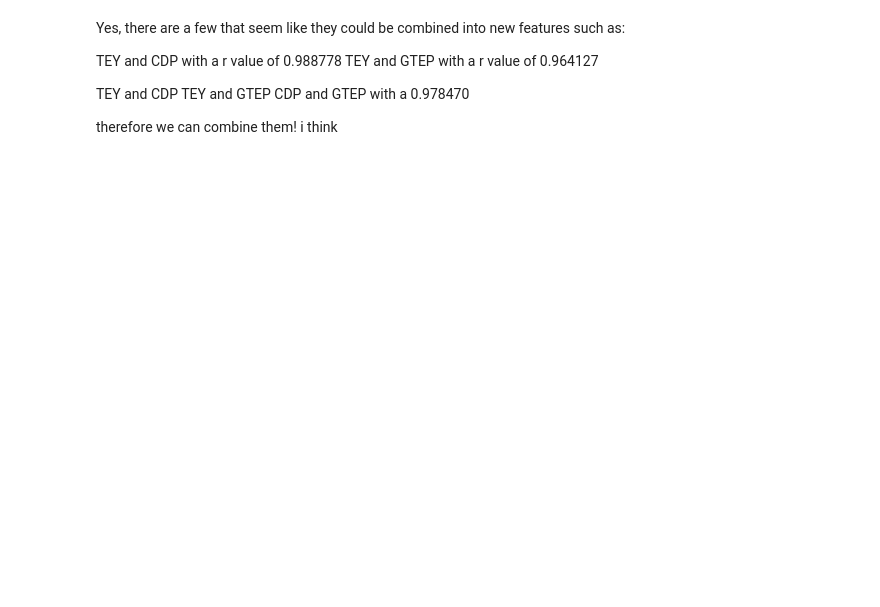
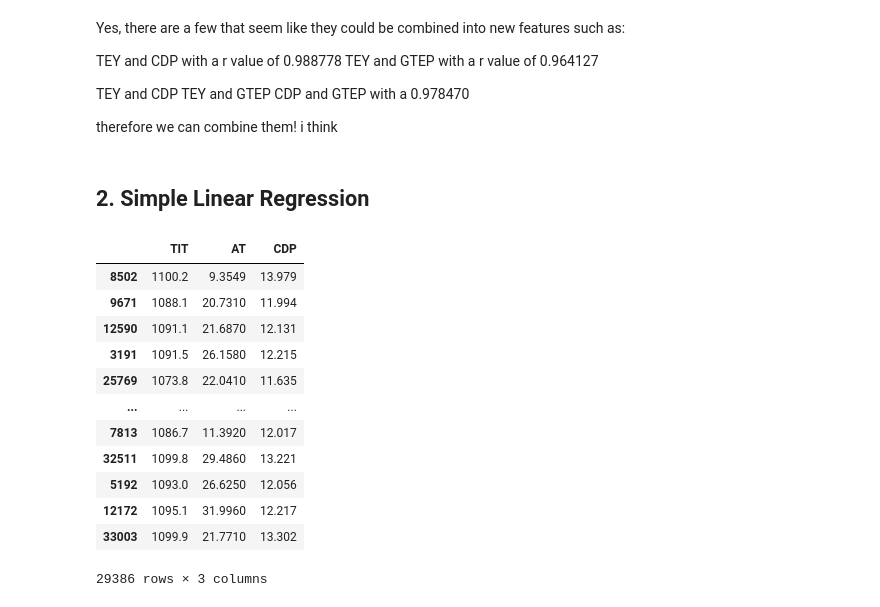
Before and after one commit to JaySachar/MSE413-ML, a Jupyter notebook: Lab 1/Lab1.ipynb, the cells around one changed output. Saved outputs shown, nothing was run; the diff lists cells and outputs as text; code cells hidden in the pictures; blank space fills up the shorter version.

Commit message:
Started Section 1 Single Linear Regression

```diff
--- a/Lab 1/Lab1.ipynb
+++ b/Lab 1/Lab1.ipynb
@@ -239,3 +239,21 @@ therefore we can combine them! i think
 from sklearn.model_selection import train_test_split
 target = features_sub[['TEY','CO','NOX']]
 X_train, X_test, Y_train, Y_test = train_test_split(features_sub.drop(['TEY', 'CO', 'NOX'], axis=1), target, test_size=0.2, random_state=1)
+# %% [markdown]
+## 2. Simple Linear Regression
+# %%
+X_train
+# %% [output]
+|  | TIT | AT | CDP |
+| 8502 | 1100.2 | 9.3549 | 13.979 |
+| 9671 | 1088.1 | 20.7310 | 11.994 |
+| 12590 | 1091.1 | 21.6870 | 12.131 |
+| 3191 | 1091.5 | 26.1580 | 12.215 |
+| 25769 | 1073.8 | 22.0410 | 11.635 |
+| ... | ... | ... | ... |
+| 7813 | 1086.7 | 11.3920 | 12.017 |
+| 32511 | 1099.8 | 29.4860 | 13.221 |
+| 5192 | 1093.0 | 26.6250 | 12.056 |
+| 12172 | 1095.1 | 31.9960 | 12.217 |
+| 33003 | 1099.9 | 21.7710 | 13.302 |
+29386 rows × 3 columns
```
Also changed, not shown: parts of 4 cells of this notebook.
